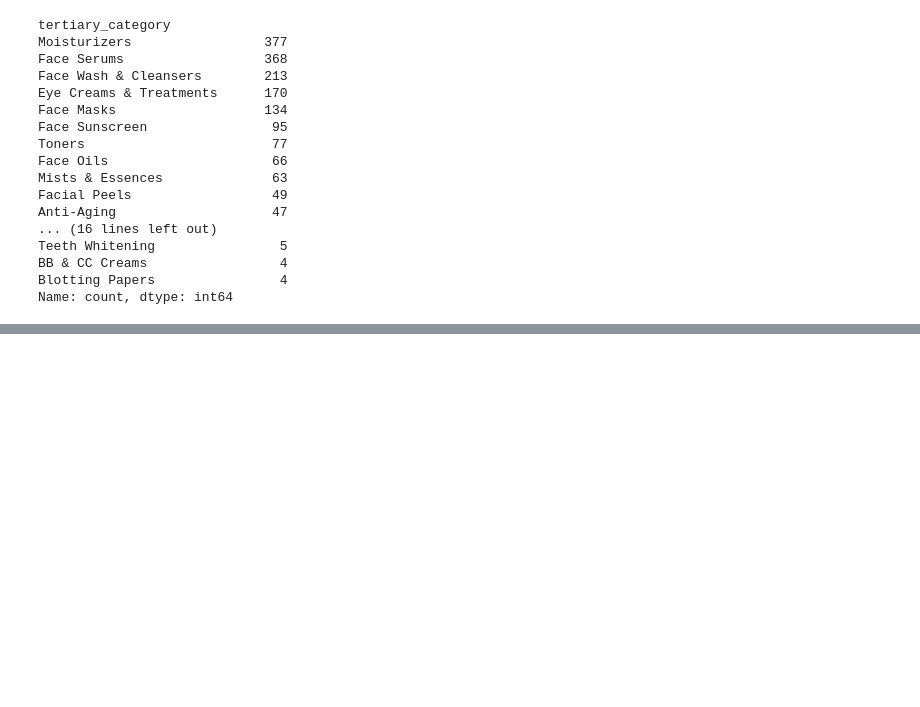
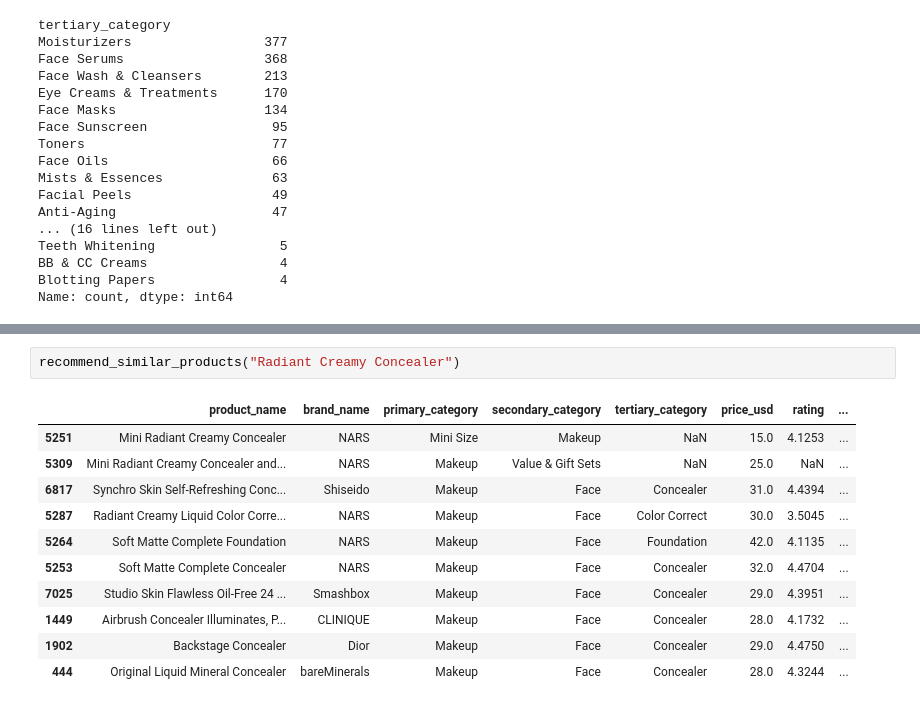
Before and after one commit to aslitarakcilar/cosmetic-recommendation-system, a Jupyter notebook: notebooks/01_data_loading.ipynb, the cells around one changed output, grey strips where cells are left out. Saved outputs shown, nothing was run; the diff lists cells and outputs as text; blank space fills up the shorter version.

```diff
--- a/notebooks/01_data_loading.ipynb
+++ b/notebooks/01_data_loading.ipynb
@@ -1044,0 +1221,14 @@ Name: count, dtype: int64
+# %%
+recommend_similar_products("Radiant Creamy Concealer")
+# %% [output]
+|  | product_name | brand_name | primary_category | secondary_category | tertiary_category | price_usd | rating | ... |
+| 5251 | Mini Radiant Creamy Concealer | NARS | Mini Size | Makeup | NaN | 15.0 | 4.1253 | ... |
+| 5309 | Mini Radiant Creamy Concealer and... | NARS | Makeup | Value & Gift Sets | NaN | 25.0 | NaN | ... |
+| 6817 | Synchro Skin Self-Refreshing Conc... | Shiseido | Makeup | Face | Concealer | 31.0 | 4.4394 | ... |
+| 5287 | Radiant Creamy Liquid Color Corre... | NARS | Makeup | Face | Color Correct | 30.0 | 3.5045 | ... |
+| 5264 | Soft Matte Complete Foundation | NARS | Makeup | Face | Foundation | 42.0 | 4.1135 | ... |
+| 5253 | Soft Matte Complete Concealer | NARS | Makeup | Face | Concealer | 32.0 | 4.4704 | ... |
+| 7025 | Studio Skin Flawless Oil-Free 24 ... | Smashbox | Makeup | Face | Concealer | 29.0 | 4.3951 | ... |
+| 1449 | Airbrush Concealer Illuminates, P... | CLINIQUE | Makeup | Face | Concealer | 28.0 | 4.1732 | ... |
+| 1902 | Backstage Concealer | Dior | Makeup | Face | Concealer | 29.0 | 4.4750 | ... |
+| 444 | Original Liquid Mineral Concealer | bareMinerals | Makeup | Face | Concealer | 28.0 | 4.3244 | ... |
```
Also changed, not shown: parts of 10 cells of this notebook.
